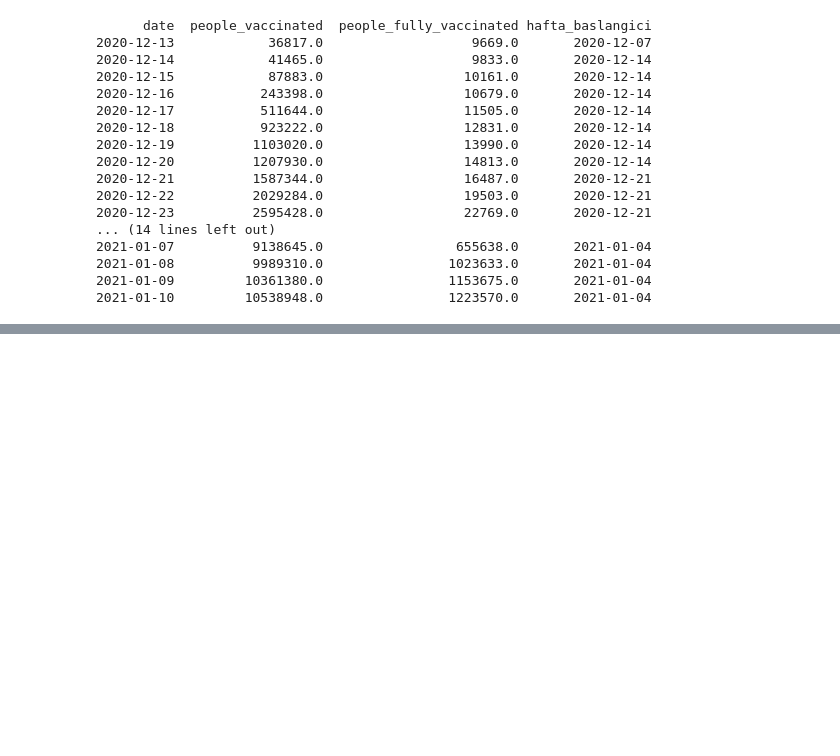
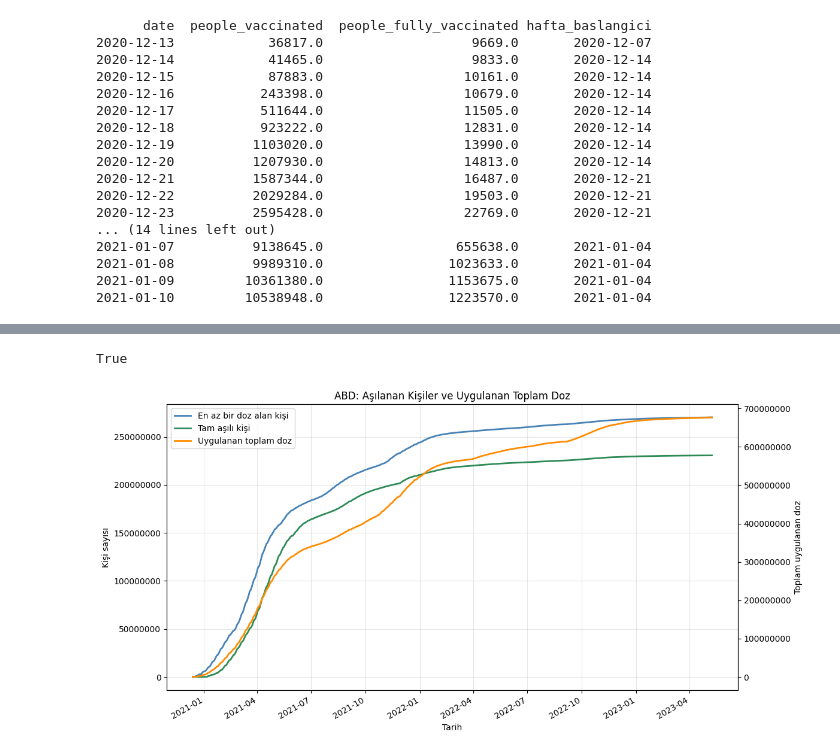
Before and after one commit to nazlican-engineer/CoronaVirusProject, a Jupyter notebook: covid_analysis.ipynb, the cells around one changed output, grey strips where cells are left out. Drawn from its saved outputs; the diff is of its cells as text; code cells hidden in the pictures; blank space fills up the shorter version.

```diff
--- a/covid_analysis.ipynb
+++ b/covid_analysis.ipynb
@@ -2639,0 +2673,75 @@ print(usa_vaccination_start_period.to_string(index=False))
+# %%
+print('total_vaccinations' in df_countries.columns)
+# %% [output]
+True
+# %%
+#toplam doz nası değişmiş,en az bir doz olanların sayısı,tam doz olanlar.
+us_vaccination = (
+    df_countries.loc[
+        df_countries['location'].eq('United States'),
+        [
+            'date',
+            'people_vaccinated',
+            'people_fully_vaccinated',
+            'total_vaccinations'
+        ]
+    ]
+    .sort_values('date')
+    .copy()
+)
+
+fig, ax_kisiler = plt.subplots(figsize=(12, 6))
+
+# Sol eksen: kişi sayıları
+ax_kisiler.plot(
+    us_vaccination['date'],
+    us_vaccination['people_vaccinated'],
+    color='steelblue',
+    linewidth=2,
+    label='En az bir doz alan kişi'
+)
+
+ax_kisiler.plot(
+    us_vaccination['date'],
+    us_vaccination['people_fully_vaccinated'],
+    color='seagreen',
+    linewidth=2,
+    label='Tam aşılı kişi'
+)
+
+ax_kisiler.set_xlabel('Tarih')
+ax_kisiler.set_ylabel('Kişi sayısı')
+ax_kisiler.ticklabel_format(axis='y', style='plain')
+ax_kisiler.grid(alpha=0.3)
+
+# Sağ eksen: toplam uygulanan doz
+ax_dozlar = ax_kisiler.twinx()
+
+ax_dozlar.plot(
+    us_vaccination['date'],
+    us_vaccination['total_vaccinations'],
+    color='darkorange',
+    linewidth=2,
+    label='Uygulanan toplam doz'
+)
+
+ax_dozlar.set_ylabel('Toplam uygulanan doz')
+ax_dozlar.ticklabel_format(axis='y', style='plain')
+
+# İki eksendeki açıklamaları tek yerde birleştir
+cizgiler_1, etiketler_1 = ax_kisiler.get_legend_handles_labels()
+cizgiler_2, etiketler_2 = ax_dozlar.get_legend_handles_labels()
+
+ax_kisiler.legend(
+    cizgiler_1 + cizgiler_2,
+    etiketler_1 + etiketler_2,
+    loc='upper left'
+)
+
+ax_kisiler.set_title('ABD: Aşılanan Kişiler ve Uygulanan Toplam Doz')
+fig.autofmt_xdate()
+
+plt.tight_layout()
+plt.show()
+# %% [output]
+[figure, added]
```
Also changed, not shown: parts of 4 cells of this notebook.
